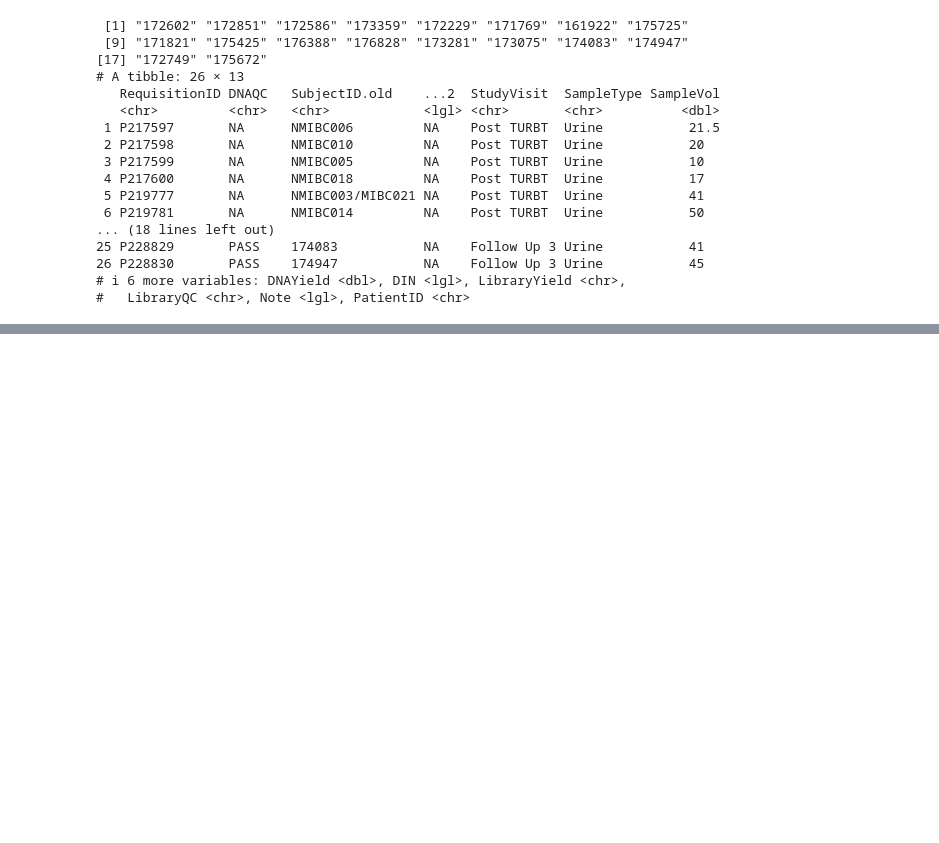
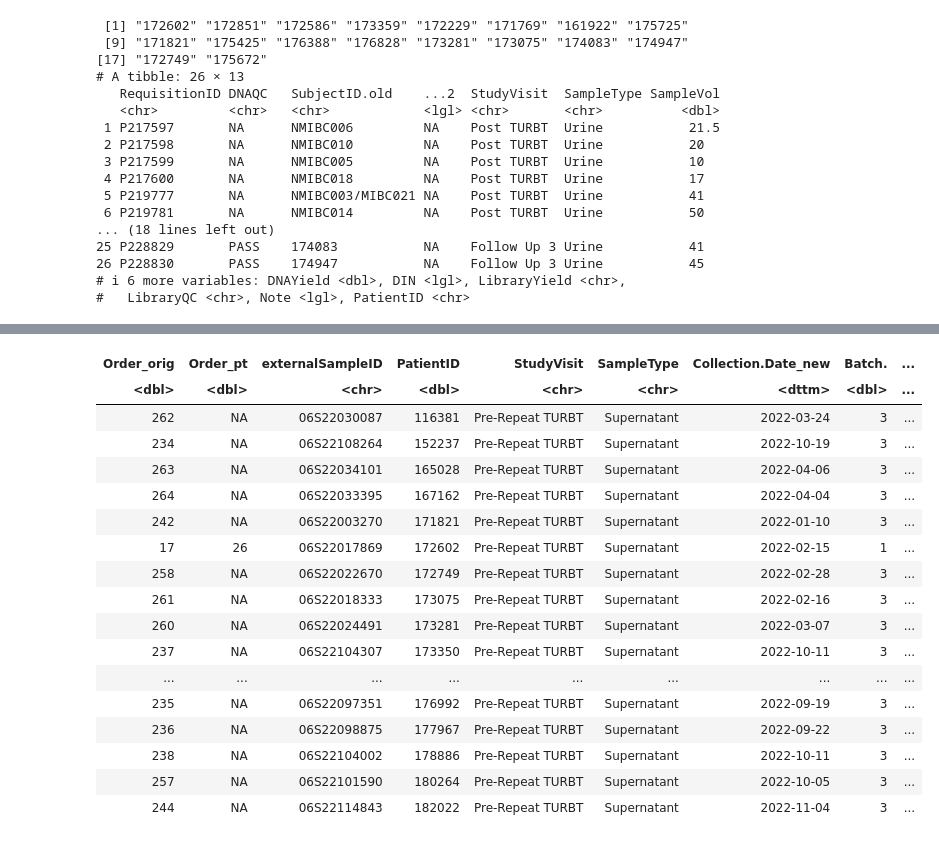
Before and after one commit to billiegould/R-functions-for-stats-and-plotting, a Jupyter notebook: notebooks/NMIBC_MRD_analysis.ipynb, the cells around one changed output, grey strips where cells are left out. Cells and saved outputs as stored; diff of their text form; code cells hidden in the pictures; blank space fills up the shorter version.

```diff
--- a/notebooks/NMIBC_MRD_analysis.ipynb
+++ b/notebooks/NMIBC_MRD_analysis.ipynb
@@ -836,0 +889,64 @@ be run. They aren't on this list, but I can send specific patient IDs if that he
+# %%
+# additional samples for tissue-based pre-repeatTURB urine MRD analysis
+#library(readxl)
+#library(dplyr)
+
+# all samples recieved
+all.samples = make_names(read_excel("Manifest_data_all_09122023.xlsx", sheet="Sample information real time")) # from FZ
+names(all.samples)
+sid.to.pid = all.samples$PatientID
+names(sid.to.pid) <- all.samples$SampleID
+#print(sid.to.pid)
+
+# tissue-based probe order from Aug 2023 - PD labeled them as suffix "_1" in the pipeline
+probe.counts.new = read.csv("tissue_probe_mrd/Personalized_Panels_received_20230828_Pooled_MRD_panelInfo_MOFFITT_FFPE_VIP/PRDC-MOFFITT-NMIBC-22001-B_MRD_Info_2023-07-07_ffpe.csv") %>%
+    mutate(group="new")
+names(probe.counts.new)
+nrow(probe.counts.new)
+# 37 patients
+
+# urine based probe order from Dec 2022
+# 4 urine-based probe sets for samples witout tumor tissue
+# probe.counts.urine = read.csv("data_batch1_and_2/FFPE_WES/Peter_analysis _files/Peter_MRD_design_12172022/Personalized_NMIBC/WOP00344_WOP00370_WOP00393_PRDC-MOFFITT-NMIBC-22001_MRD_Info_2022-12-02.csv")
+# probe.counts.urine = probe.counts.urine %>% mutate(PatientID=recode(SampleID, !!!sid.to.pid),
+#                                                    group="urine")
+# nrow(probe.counts.urine)# 4 (one failed)
+# names(probe.counts.urine)
+
+# 6 tissue-based probe sets from Dec 2022
+probe.counts.tissue = read.csv("data_batch1_and_2/FFPE_WES/Peter_analysis _files/Peter_MRD_design_12172022/Personalized_NMIBC/WOP00249_WOP00250_PRDC-MOFFITT-NMIBC-22001_MRD_Info_2022-09-23.csv")
+probe.counts.tissue = probe.counts.tissue %>% mutate(PatientID=recode(SampleID, !!!sid.to.pid),
+                                                    group="tissue")
+nrow(probe.counts.tissue) # 12
+
+patients.w.probes <- c(probe.counts.new$PatientID, probe.counts.tissue$PatientID)
+table(patients.w.probes, useNA="always") # 50 patients
+
+all.probe.counts = rbind.common(probe.counts.tissue, probe.counts.new)
+all.probe.counts = all.probe.counts %>% left_join(all.samples %>% select(SampleID, SampleType, StudyVisit), by="SampleID")
+
+# duplicate probe libararies
+# for now don't use library from RepeatTURBTs
+all.probe.counts %>% filter(PatientID=="172229")
+all.probe.counts %>% filter(PatientID=="173334")
+
+# tissue or urine only based probes for pre-repeat urine mrd and post-repeat mrd
+patients.w.probes <- unique(patients.w.probes)
+
+samples.for.mrd = all.samples %>% filter(PatientID %in% patients.w.probes,
+                                         StudyVisit=="Pre-Repeat TURBT",
+                                         SampleType=="Supernatant",
+                                        is.na(MRD)) # has not been MRD sequenced yet
+dim(samples.for.mrd)
+samples.for.mrd %>% arrange(PatientID)
+# 36 samples - unknown if any of these failed extraction QC. one sample is from batch1, did we seq this one already?
+write.csv(samples.for.mrd, "tissue_probe_mrd/preRepeat_urine_samles_for_tissue_mrd.csv")
+
+#available followup urine samples for these same patients - excluding those with urine-only baseline
+# samples.for.mrd = all.samples %>% filter(PatientID %in% patients.w.probes,
+#                                          !grepl("TURBT", StudyVisit, ignore.case=T),
+#                                          SampleType=="Supernatant",
+#                                         is.na(MRD))
+# dim(samples.for.mrd) # 31 followup urine samples,
+# samples.for.mrd
+# %% [output]
@@ -836,0 +986,18 @@ be run. They aren't on this list, but I can send specific patient IDs if that he
+| Order_orig | Order_pt | externalSampleID | PatientID | StudyVisit | SampleType | Collection.Date_new | Batch. | ... |
+| <dbl> | <dbl> | <chr> | <dbl> | <chr> | <chr> | <dttm> | <dbl> | ... |
+| 262 | NA | 06S22030087 | 116381 | Pre-Repeat TURBT | Supernatant | 2022-03-24 | 3 | ... |
+| 234 | NA | 06S22108264 | 152237 | Pre-Repeat TURBT | Supernatant | 2022-10-19 | 3 | ... |
+| 263 | NA | 06S22034101 | 165028 | Pre-Repeat TURBT | Supernatant | 2022-04-06 | 3 | ... |
+| 264 | NA | 06S22033395 | 167162 | Pre-Repeat TURBT | Supernatant | 2022-04-04 | 3 | ... |
+| 242 | NA | 06S22003270 | 171821 | Pre-Repeat TURBT | Supernatant | 2022-01-10 | 3 | ... |
+| 17 | 26 | 06S22017869 | 172602 | Pre-Repeat TURBT | Supernatant | 2022-02-15 | 1 | ... |
+| 258 | NA | 06S22022670 | 172749 | Pre-Repeat TURBT | Supernatant | 2022-02-28 | 3 | ... |
+| 261 | NA | 06S22018333 | 173075 | Pre-Repeat TURBT | Supernatant | 2022-02-16 | 3 | ... |
+| 260 | NA | 06S22024491 | 173281 | Pre-Repeat TURBT | Supernatant | 2022-03-07 | 3 | ... |
+| 237 | NA | 06S22104307 | 173350 | Pre-Repeat TURBT | Supernatant | 2022-10-11 | 3 | ... |
+| ... | ... | ... | ... | ... | ... | ... | ... | ... |
+| 235 | NA | 06S22097351 | 176992 | Pre-Repeat TURBT | Supernatant | 2022-09-19 | 3 | ... |
+| 236 | NA | 06S22098875 | 177967 | Pre-Repeat TURBT | Supernatant | 2022-09-22 | 3 | ... |
+| 238 | NA | 06S22104002 | 178886 | Pre-Repeat TURBT | Supernatant | 2022-10-11 | 3 | ... |
+| 257 | NA | 06S22101590 | 180264 | Pre-Repeat TURBT | Supernatant | 2022-10-05 | 3 | ... |
+| 244 | NA | 06S22114843 | 182022 | Pre-Repeat TURBT | Supernatant | 2022-11-04 | 3 | ... |
```
Also changed, not shown: parts of 30 cells of this notebook, 10 other files.
